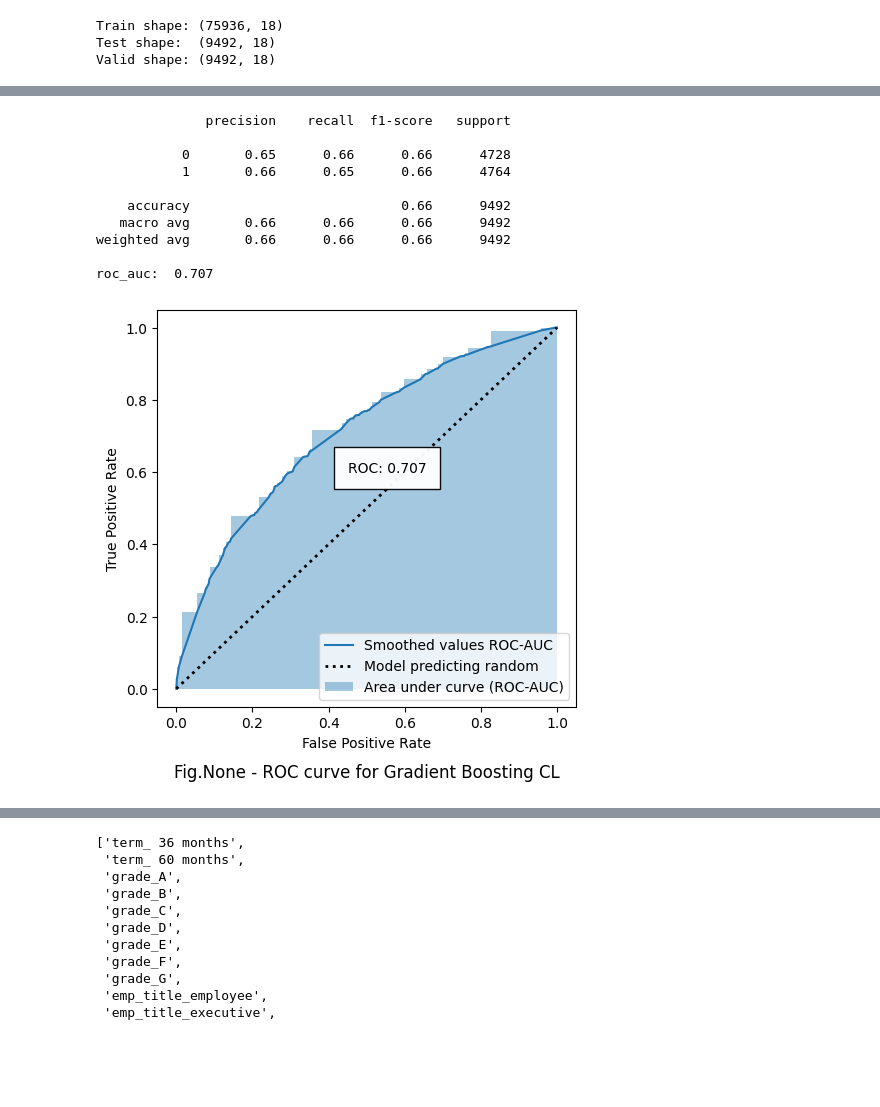
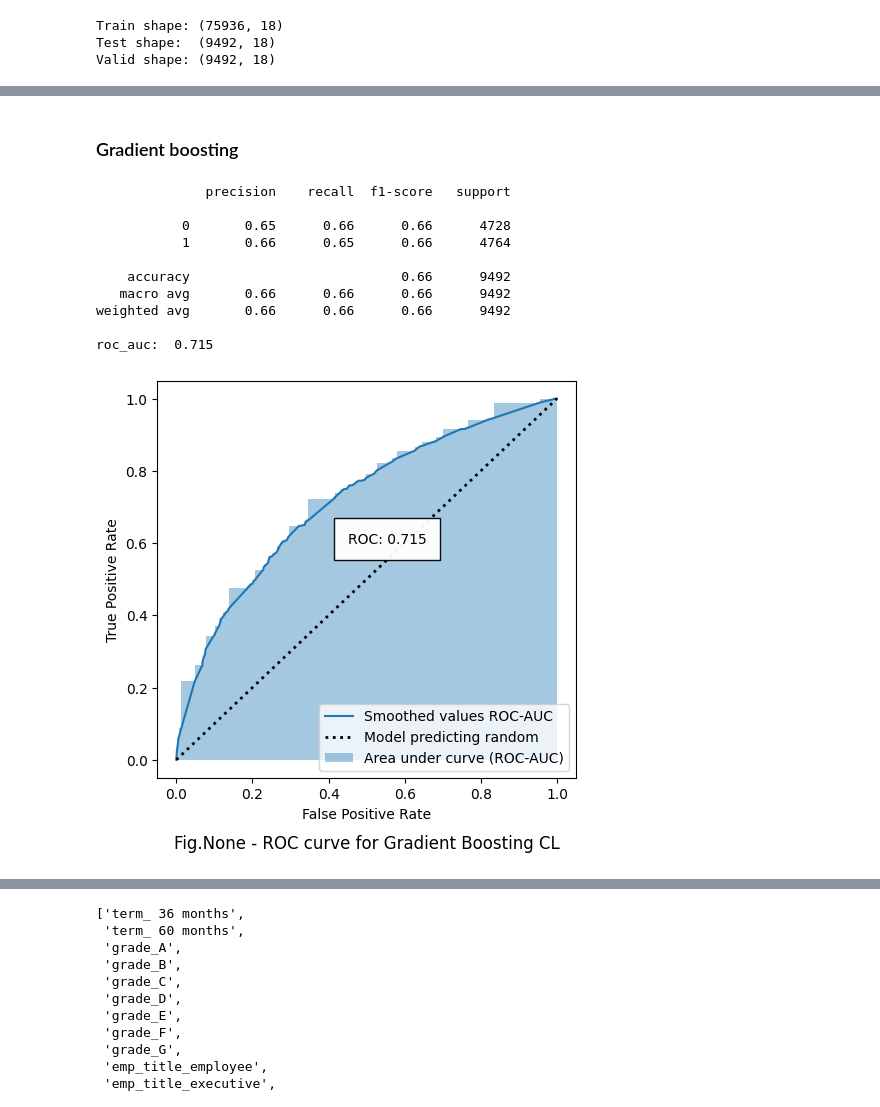
Before and after one commit to Alex1iv/Loan_repayment, a Jupyter notebook: notebooks/Loan_repayment.ipynb, the cells around one changed output, grey strips where cells are left out. Saved outputs shown, nothing was run; the diff lists cells and outputs as text; code cells hidden in the pictures; blank space fills up the shorter version.

Commit message:
add models: gb, NN

```diff
--- a/notebooks/Loan_repayment.ipynb
+++ b/notebooks/Loan_repayment.ipynb
@@ -530,15 +529,16 @@ def get_ROC_plot(model,  X_test, y_test, title:str, fig_id:int=None):
     Create the roc curve plot
     Args:
         model (_type_): pre-trained model to get prediction
-        X_valid (_type_): X matrice with
-        y_valid (_type_): y predicted values
+        X_test (_type_): X matrice with
+        y_test (_type_): y predicted values
         title (_type_): _description_
         figpath (_int_): figure path for saving
     """
-    y_pred = model.predict_proba(X_valid)[:,1]
-    print('roc_auc: ', roc_auc_score(y_valid, y_pred).round(3))
+    y_pred = model.predict_proba(X_test)[:,1]
+    metric = roc_auc_score(y_test, y_pred).round(3)
+    print('roc_auc: ', metric)
 
-    false_positive_rates, true_positive_rates, threshold = roc_curve(y_valid, y_pred)
+    false_positive_rates, true_positive_rates, threshold = roc_curve(y_test, y_pred)
 
 
     # Plot
@@ -561,9 +561,10 @@ def get_ROC_plot(model,  X_test, y_test, title:str, fig_id:int=None):
                     step="pre",
                     alpha=0.4, label='Area under curve (ROC-AUC)')
 
-    # Annotate figure with ROC cureve
-    plt.annotate(f'ROC: {roc_auc_score(y_valid, y_pred).round(3)}', xy=(0.45,0.6), textcoords='data',
-             bbox={'facecolor': 'w', 'alpha': 0.95, 'pad': 10}
+    # Annotate figure with ROC curve
+    plt.annotate(f'ROC: {metric}',
+        xy=(0.45,0.6), textcoords='data',
+        bbox={'facecolor': 'w', 'alpha': 0.95, 'pad': 10}
     );
 
     ax.legend()
@@ -571,3 +572,5 @@ def get_ROC_plot(model,  X_test, y_test, title:str, fig_id:int=None):
 
     if fig_id:
         plt.savefig(os.path.join(path_figures + f'fig_{fig_id}.png'))
+# %%
+models_dict = dict()
@@ -573,0 +579,21 @@ def get_ROC_plot(model,  X_test, y_test, title:str, fig_id:int=None):
+# %%
+rf = RandomForestClassifier(
+    n_estimators=110,
+    min_samples_leaf=5,
+    max_depth=7,
+    #verbose=1,
+    n_jobs=-1,
+    random_state=random_seed)
+
+#Train model
+rf.fit(X_train, y_train)
+
+# Prediction
+y_pred = rf.predict(X_test)
+
+# Save results
+models_dict.update({'random_forest':rf})
+
+print(classification_report(y_test, y_pred))
+
+get_ROC_plot(rf, X_test, y_test, 'Random Forest CL')
@@ -574,32 +612,36 @@ def get_ROC_plot(model,  X_test, y_test, title:str, fig_id:int=None):
+# %% [markdown]
+### Gradient boosting
 # %%
 gb = GradientBoostingClassifier(
     learning_rate=0.01,
     n_estimators=95,
     min_samples_leaf=3,
     max_depth=3,
     random_state=random_seed
 )
 
 # train model
 gb.fit(X_train, y_train)
 
 # Predict target values
 y_pred = gb.predict(X_test)
 
 # Metrics report
 print(classification_report(y_test, y_pred))
 
+# Save results
+models_dict.update({'gradient_boosting':gb})
 
 get_ROC_plot(gb, X_test, y_test, 'Gradient Boosting CL')
 # %% [output]
               precision    recall  f1-score   support
 
            0       0.65      0.66      0.66      4728
            1       0.66      0.65      0.66      4764
 
     accuracy                           0.66      9492
    macro avg       0.66      0.66      0.66      9492
 weighted avg       0.66      0.66      0.66      9492
 
-roc_auc:  0.707
+roc_auc:  0.715
-[figure, old version]
+[figure, new version]
```
Also changed, not shown: parts of 22 cells of this notebook.
